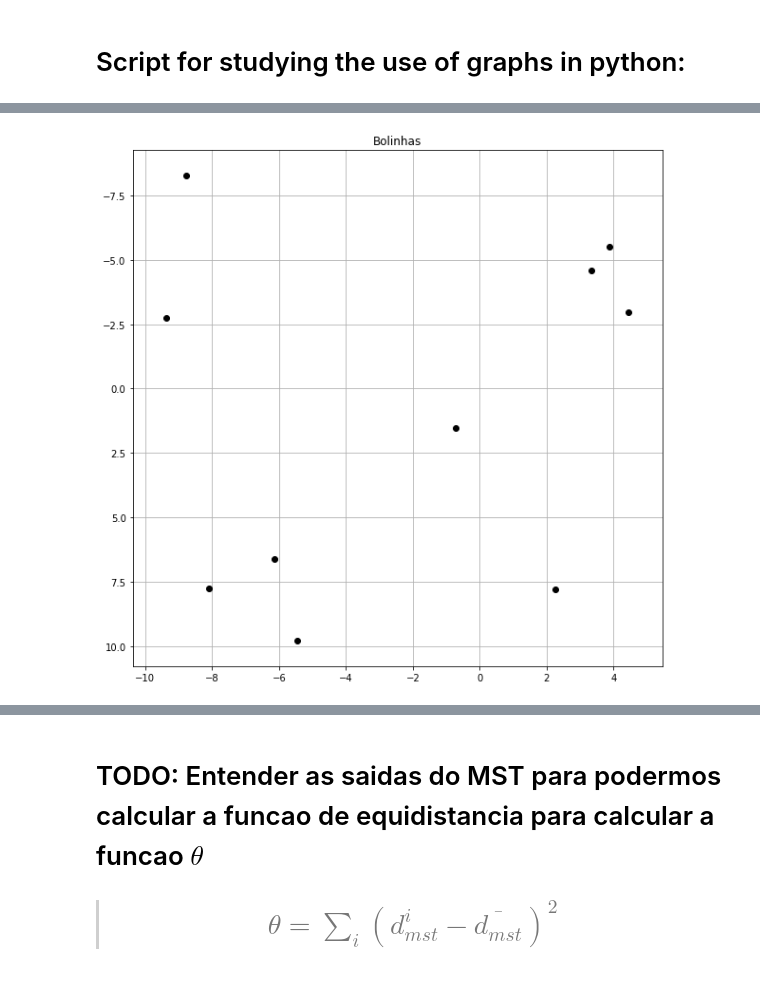
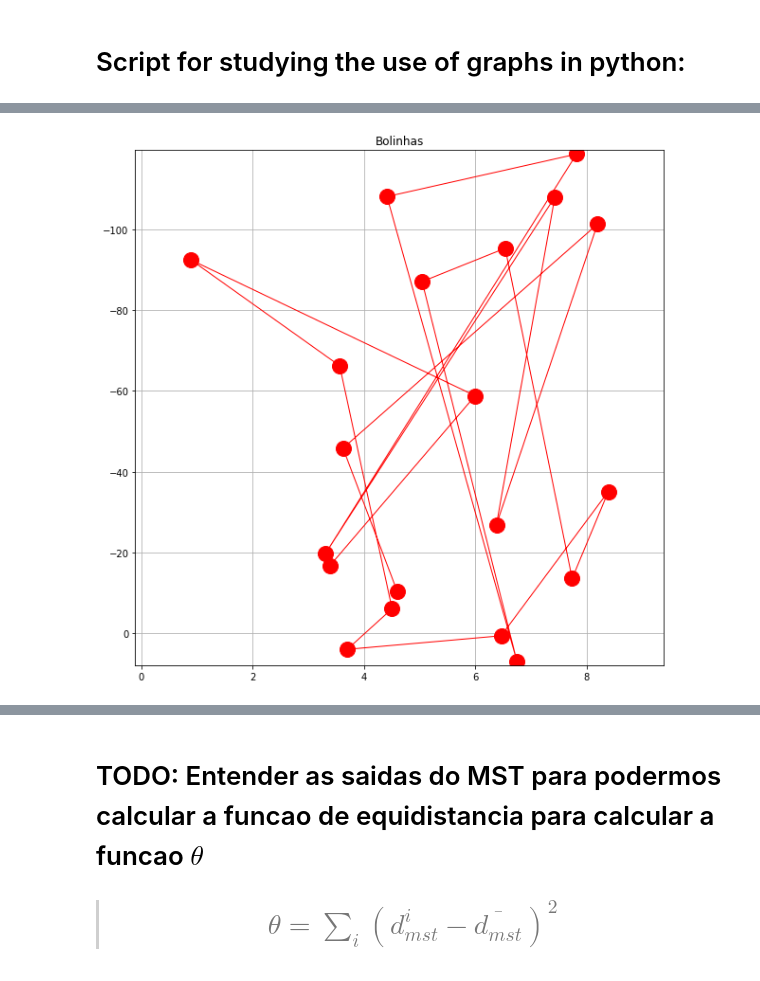
Before and after one commit to EdsonAlonso/EstagioCurricular, a Jupyter notebook: Test_graph.ipynb, the cells around one changed output, grey strips where cells are left out. Drawn from its saved outputs; the diff is of its cells as text; code cells hidden in the pictures.

```diff
--- a/Test_graph.ipynb
+++ b/Test_graph.ipynb
@@ -15,17 +15,18 @@ from six.moves import input
 from modules.distances import l1dist, l2dist, distgraph
 # %%
 ## Sorting point masses into the 2D space:
-xmin = -10.0
+xmin = -0.0
 xmax = +10.0
-ymin = -10.0
+ymin = -140.0
 ymax = +10.0
-
-npoints = 10
+npoints = 20
 x = np.zeros(npoints)
 y = np.zeros(npoints)
 node = np.zeros(npoints)
 # %%
 for i in range(npoints):
-    node[i] = i
+    node[i] = int(i)
     x[i] = uniform(xmin,xmax)
     y[i] = uniform(ymin,ymax)
+
+print (x), y, node
@@ -32,18 +42,20 @@ for i in range(npoints):
 # %%
 ###--------##########################
-plt.figure( figsize=(10,10) )
-p1 = plt.plot(x, y, 'ok' )
+plt.figure( figsize=(10,10), facecolor='w' )
+p1 = plt.plot(x, y, color='red', marker='o', linestyle='solid',
+        linewidth=1, markersize=16 )
+
 plt.title('Bolinhas')
 plt.grid()
 
 plt.xlim( min(x)-1.0, max(x)+1.0 )
 plt.ylim( min(y)-1.0, max(y)+1.0 )
 
 plt.gca().invert_yaxis()
 plt.savefig('test_graph.png',dpi=300,transparent=True)
 plt.show()
 # %% [output]
-[figure, old version]
+[figure, new version]
 # %%
 # Lets see what's going on here:
 S = nx.Graph()
```
Also changed, not shown: parts of 9 cells of this notebook.
